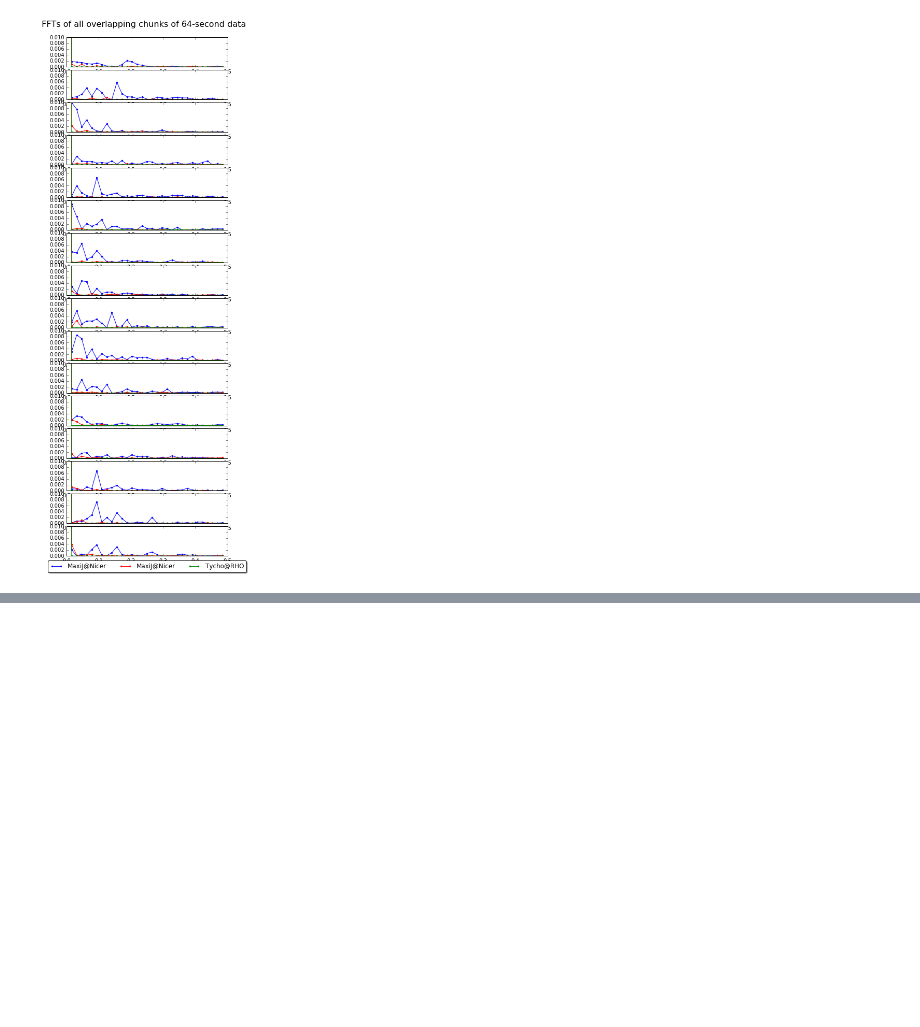
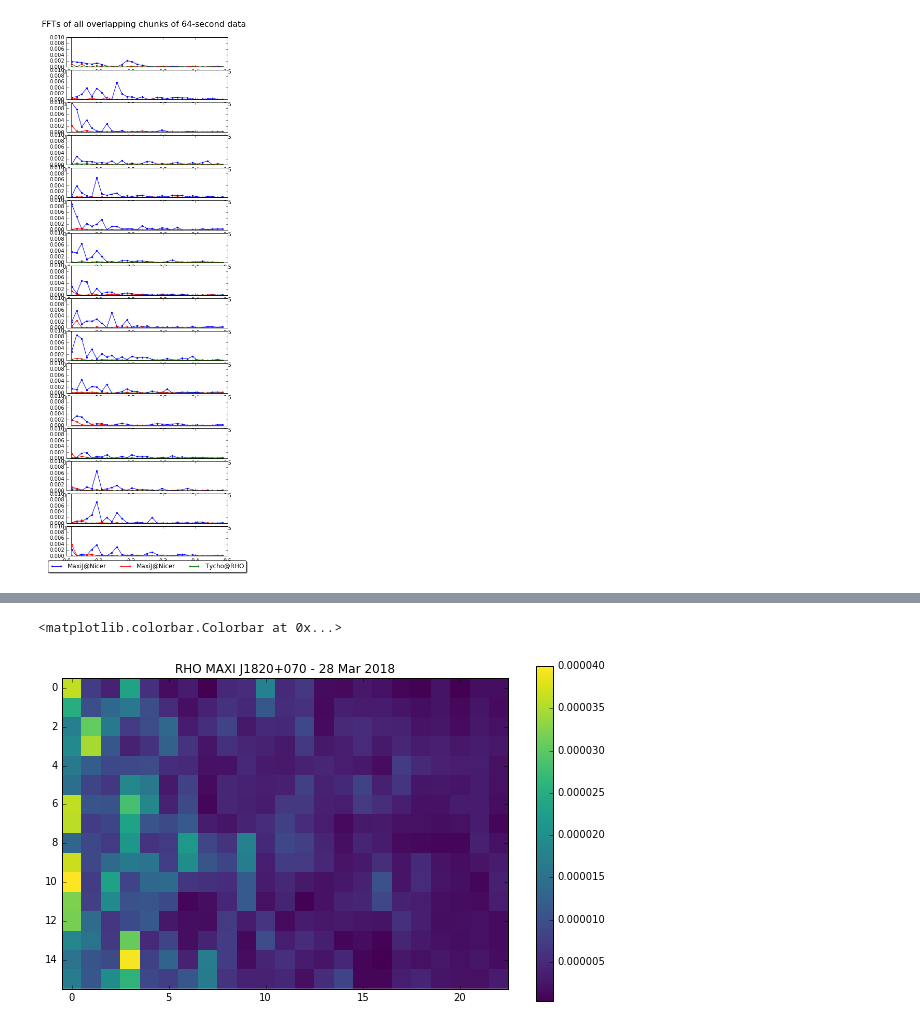
Before and after one commit to ajlemma/maxij, a Jupyter notebook: crosspower_redo_analysis_oct10.ipynb, the cells around one changed output, grey strips where cells are left out. Cells and saved outputs as stored; diff of their text form; code cells hidden in the pictures; blank space fills up the shorter version.

```diff
--- a/crosspower_redo_analysis_oct10.ipynb
+++ b/crosspower_redo_analysis_oct10.ipynb
@@ -586,3 +597,29 @@ ValueError: could not broadcast input array from shape (12) into shape (14)
+# %%
+pwr_array = []
+ctot = len(ots_c)
+pwrlen = len(datadict2[str(overlap[0])]['fft_xray_maxij'][:nel2])
+dummy = np.ones(pwrlen)
+for c in xrange(ctot):
+# for c in overlap:
+    ch = str(c)
+#      pwr_array.append((((datadict2[ch]['fft_xray_maxij'][:nel2]))**2)/np.abs(((datadict2[ch]['fft_xray_maxij'][:nel2]))**2)[0])
+    if c in overlap:
+        pwr_array.append(np.abs((datadict2[ch]['fft_xray_maxij'][:nel2]*np.conj(datadict2[ch]['fft_rho_maxij'][:nel2])))/np.abs((datadict2[ch]['fft_xray_maxij'][:nel2]*np.conj(datadict2[ch]['fft_rho_maxij'][:nel2])))[0])
+#     else:
+#         pwr_array.append(dummy)
+
+pwr_array = np.asarray(pwr_array)
+# print pwr_array
+logfreq_xpwr, logxpwr_maxij64 = p_2_logp(f,pwr_array,0.03,2)
+rho_maxij_xpwrmap64 = np.asarray((10.**logfreq_xpwr[:1])*(logxpwr_maxij64[:,1:]))
+fig,ax=plt.subplots(figsize=(10,6), facecolor='w')
+plt.imshow(rho_maxij_xpwrmap64, cmap='viridis',interpolation='none',vmax = 4E-5)
+ax.set_title('RHO MAXI J1820+070 - 28 Mar 2018')
+
+plt.colorbar()
+# %% [output]
+<matplotlib.colorbar.Colorbar at 0x...>
+[figure, added]
 # %%
 
 
```
Also changed, not shown: parts of 5 cells of this notebook.
